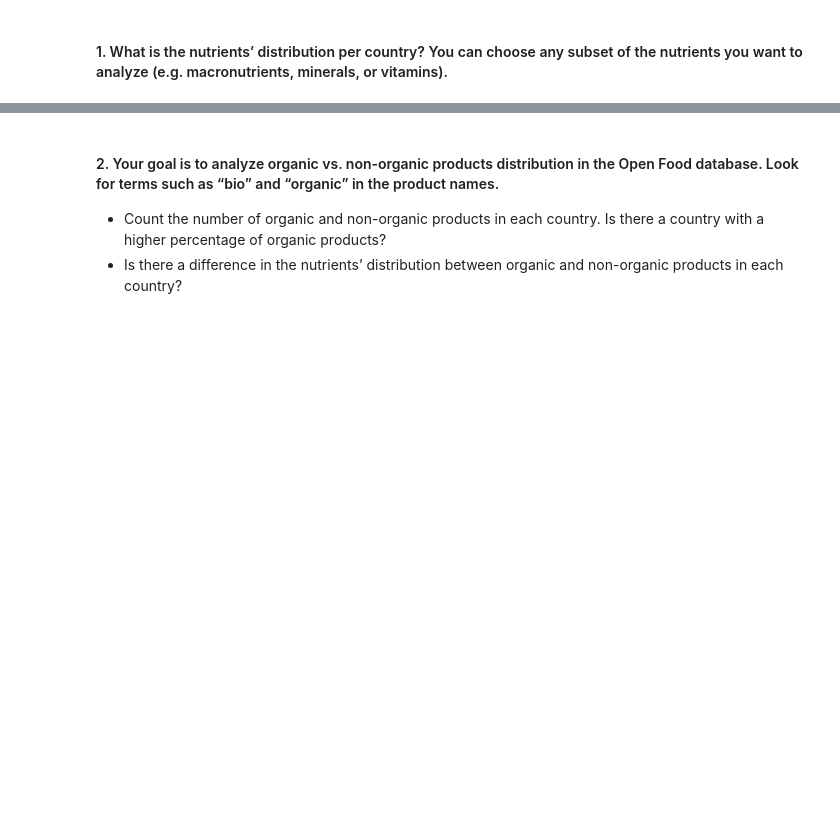
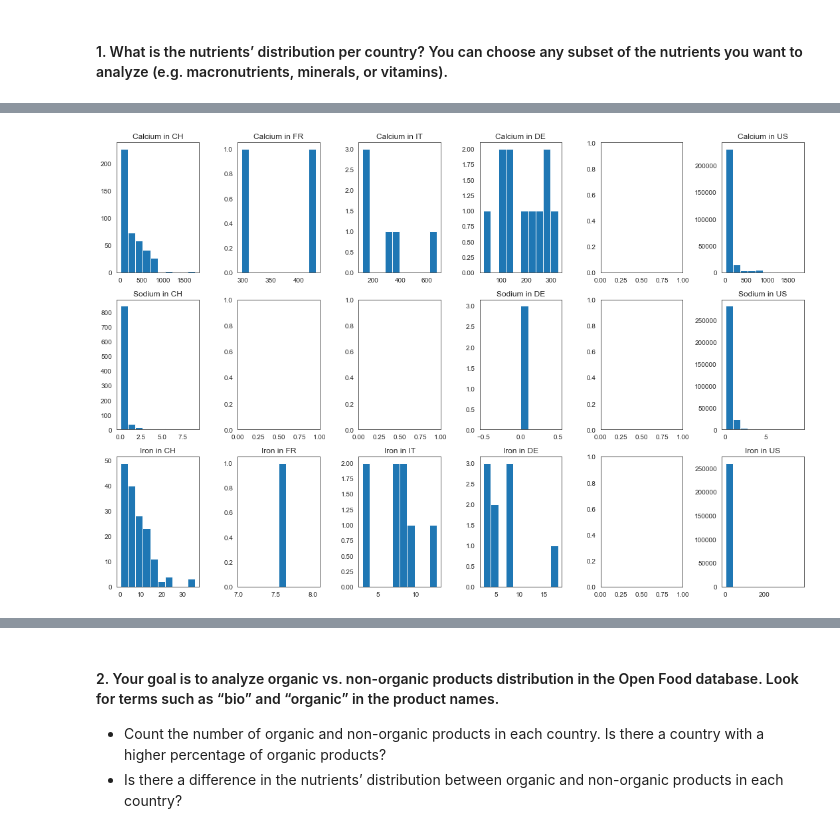
Before and after one commit to cgalvan3/EPFLExtensionSchool, a Jupyter notebook: CP - Applied Data Analysis.ipynb, the cells around one changed output, grey strips where cells are left out. Saved outputs shown, nothing was run; the diff lists cells and outputs as text; code cells hidden in the pictures; blank space fills up the shorter version.

```diff
--- a/CP - Applied Data Analysis.ipynb
+++ b/CP - Applied Data Analysis.ipynb
@@ -511,0 +545,2 @@ print("Total number of outliers detected:", boxplot_filter.sum(axis=0).sum())
+# %%
+countries = list(df.country.unique())
@@ -511,0 +556,13 @@ print("Total number of outliers detected:", boxplot_filter.sum(axis=0).sum())
+# %%
+fig, axs = plt.subplots(3, 6, figsize = (15, 10))
+
+for i in range(0, 3):
+    for j in range(0, 6):
+        if df.loc[df.country == countries[j], vitamins[i]].shape[0] > df.loc[df.country == countries[j], vitamins[i]].isna().sum():
+            axs[i, j].hist(df.loc[df.country == countries[j], vitamins[i]])
+            axs[i, j].set_title(titles[i] + ' in ' + countries[j])
+
+fig.tight_layout()
+plt.show()
+# %% [output]
+[figure, added]
```
Also changed, not shown: parts of 90 cells of this notebook.
